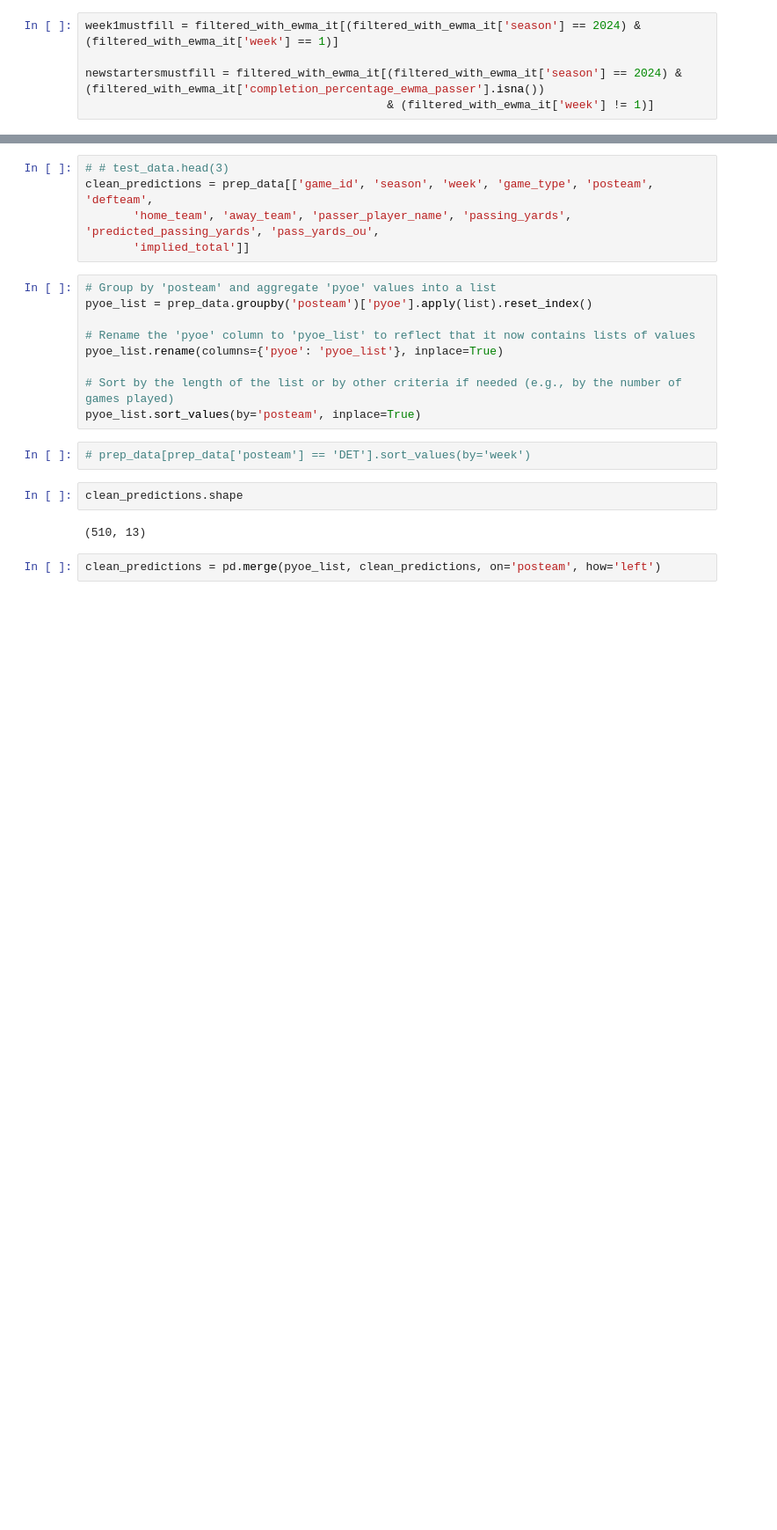
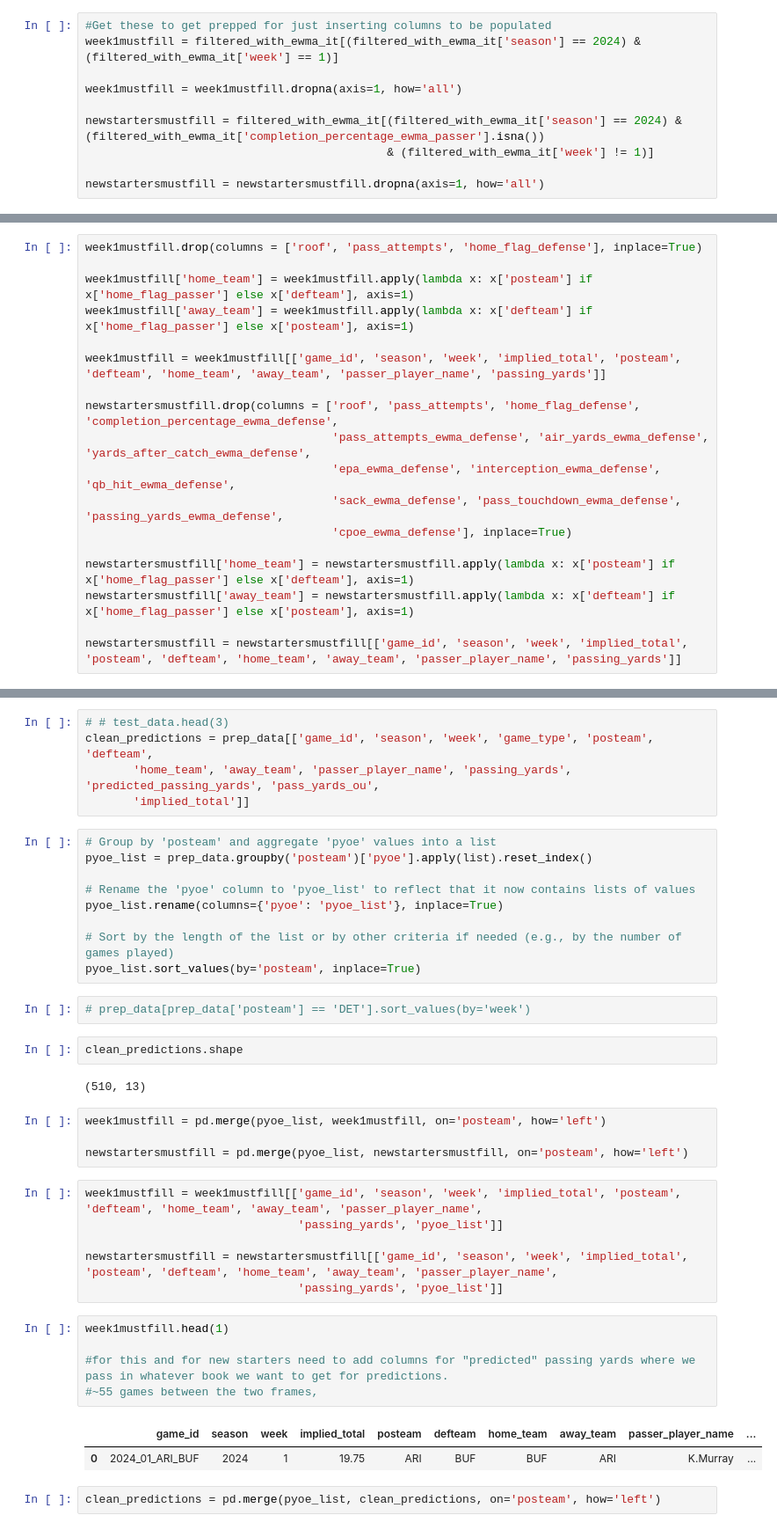
Before and after one commit to bhuggard/MidpointMadness, a Jupyter notebook: MidpointMadnessMainNotebookPostSeason.ipynb, the cells around one changed output, grey strips where cells are left out. Shown at 88% size. Cells and saved outputs as stored; diff of their text form; blank space fills up the shorter version.

```diff
--- a/MidpointMadnessMainNotebookPostSeason.ipynb
+++ b/MidpointMadnessMainNotebookPostSeason.ipynb
@@ -360,7 +360,12 @@ filtered_with_ewma_it = pd.merge(full_with_ewma, combined_schedule_df[['game_id'
                      on=['game_id', 'season', 'week', 'posteam'],
                      how='inner')
 # %%
+#Get these to get prepped for just inserting columns to be populated
 week1mustfill = filtered_with_ewma_it[(filtered_with_ewma_it['season'] == 2024) & (filtered_with_ewma_it['week'] == 1)]
+
+week1mustfill = week1mustfill.dropna(axis=1, how='all')
 
 newstartersmustfill = filtered_with_ewma_it[(filtered_with_ewma_it['season'] == 2024) & (filtered_with_ewma_it['completion_percentage_ewma_passer'].isna())
                                             & (filtered_with_ewma_it['week'] != 1)]
+
+newstartersmustfill = newstartersmustfill.dropna(axis=1, how='all')
@@ -375 +372,19 @@ newstartersmustfill.shape
+# %%
+week1mustfill.drop(columns = ['roof', 'pass_attempts', 'home_flag_defense'], inplace=True)
+
+week1mustfill['home_team'] = week1mustfill.apply(lambda x: x['posteam'] if x['home_flag_passer'] else x['defteam'], axis=1)
+week1mustfill['away_team'] = week1mustfill.apply(lambda x: x['defteam'] if x['home_flag_passer'] else x['posteam'], axis=1)
+
+week1mustfill = week1mustfill[['game_id', 'season', 'week', 'implied_total', 'posteam', 'defteam', 'home_team', 'away_team', 'passer_player_name', 'passing_yards']]
+
+newstartersmustfill.drop(columns = ['roof', 'pass_attempts', 'home_flag_defense', 'completion_percentage_ewma_defense',
+                                    'pass_attempts_ewma_defense', 'air_yards_ewma_defense', 'yards_after_catch_ewma_defense',
+                                    'epa_ewma_defense', 'interception_ewma_defense', 'qb_hit_ewma_defense',
+                                    'sack_ewma_defense', 'pass_touchdown_ewma_defense', 'passing_yards_ewma_defense',
+                                    'cpoe_ewma_defense'], inplace=True)
+
+newstartersmustfill['home_team'] = newstartersmustfill.apply(lambda x: x['posteam'] if x['home_flag_passer'] else x['defteam'], axis=1)
+newstartersmustfill['away_team'] = newstartersmustfill.apply(lambda x: x['defteam'] if x['home_flag_passer'] else x['posteam'], axis=1)
+
+newstartersmustfill = newstartersmustfill[['game_id', 'season', 'week', 'implied_total', 'posteam', 'defteam', 'home_team', 'away_team', 'passer_player_name', 'passing_yards']]
 # %%
@@ -543,5 +539,23 @@ pyoe_list.sort_values(by='posteam', inplace=True)
 clean_predictions.shape
 # %% [output]
 (510, 13)
+# %%
+week1mustfill = pd.merge(pyoe_list, week1mustfill, on='posteam', how='left')
+
+newstartersmustfill = pd.merge(pyoe_list, newstartersmustfill, on='posteam', how='left')
+# %%
+week1mustfill = week1mustfill[['game_id', 'season', 'week', 'implied_total', 'posteam', 'defteam', 'home_team', 'away_team', 'passer_player_name',
+                               'passing_yards', 'pyoe_list']]
+
+newstartersmustfill = newstartersmustfill[['game_id', 'season', 'week', 'implied_total', 'posteam', 'defteam', 'home_team', 'away_team', 'passer_player_name',
+                               'passing_yards', 'pyoe_list']]
+# %%
+week1mustfill.head(1)
+
+#for this and for new starters need to add columns for "predicted" passing yards where we pass in whatever book we want to get for predictions.
+#~55 games between the two frames,
+# %% [output]
+|  | game_id | season | week | implied_total | posteam | defteam | home_team | away_team | passer_player_name | ... |
+| 0 | 2024_01_ARI_BUF | 2024 | 1 | 19.75 | ARI | BUF | BUF | ARI | K.Murray | ... |
 # %%
 clean_predictions = pd.merge(pyoe_list, clean_predictions, on='posteam', how='left')
```
Also changed, not shown: parts of 12 cells of this notebook.
